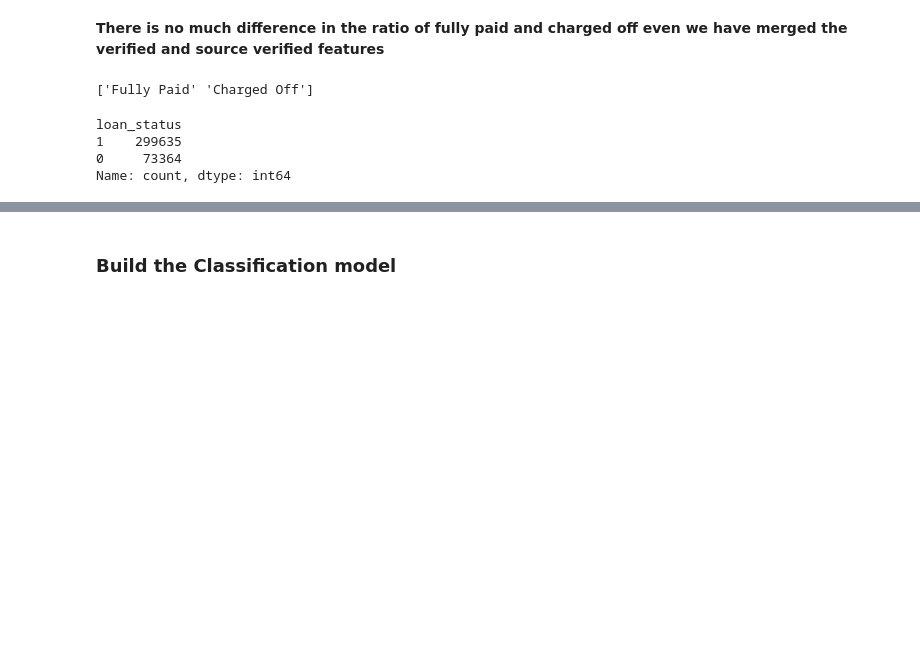
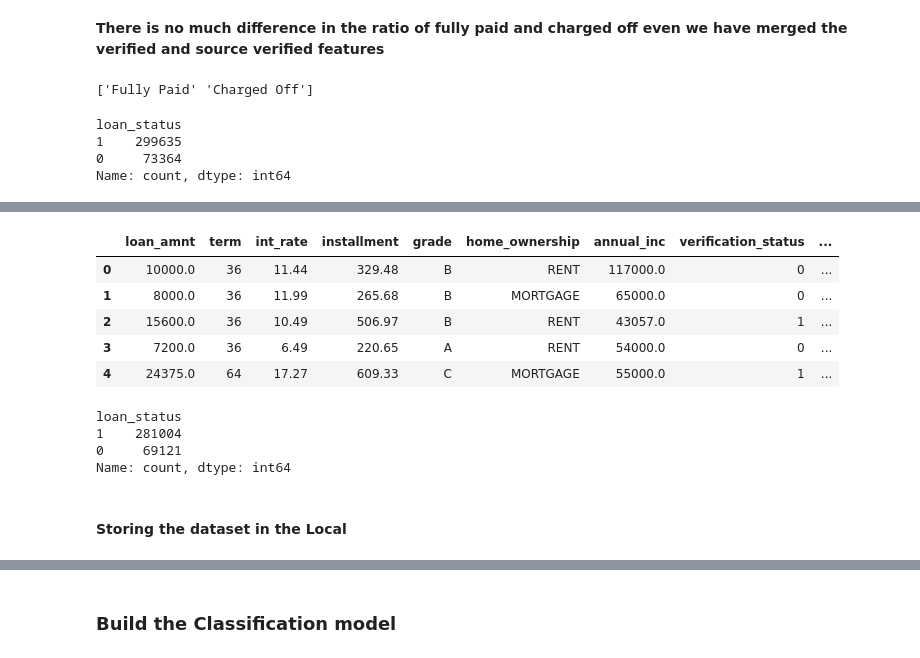
Before and after one commit to sayed-ashfaq/Loantap_logistic_regression, a Jupyter notebook: Loantap_EDA.ipynb, the cells around one changed output, grey strips where cells are left out. Drawn from its saved outputs; the diff is of its cells as text; code cells hidden in the pictures; blank space fills up the shorter version.

```diff
--- a/Loantap_EDA.ipynb
+++ b/Loantap_EDA.ipynb
@@ -1231,7 +1257,7 @@ print(df['loan_status'].unique())
 
 df['loan_status']= df['loan_status'].replace({
     'Fully Paid': 1,
-    'Charged Off': 0
+    'Charged Off': 0})
 
 
 df['loan_status'].value_counts()
@@ -1294,0 +1353,29 @@ Name: zip_code, Length: 372999, dtype: object
+# %%
+# converting everything into numerical features through various methods like one hot encoding, label encoding etc.
+training_features = [
+    'loan_amnt', 'term', 'int_rate', 'installment', 'grade',
+    'home_ownership', 'annual_inc', 'verification_status', 'purpose'
+    'dti', 'open_acc', 'pub_rec', 'revol_bal', 'revol_util',
+    'total_acc', 'initial_list_status', 'mort_acc',
+    'pub_rec_bankruptcies', 'emp_level', 'zip_code', 'credit_tenure_years'
+]
+
+X= df[training_features]
+Y= df['loan_status']
+X.head()
+# %% [output]
+|  | loan_amnt | term | int_rate | installment | grade | home_ownership | annual_inc | verification_status | ... |
+| 0 | 10000.0 | 36 | 11.44 | 329.48 | B | RENT | 117000.0 | 0 | ... |
+| 1 | 8000.0 | 36 | 11.99 | 265.68 | B | MORTGAGE | 65000.0 | 0 | ... |
+| 2 | 15600.0 | 36 | 10.49 | 506.97 | B | RENT | 43057.0 | 1 | ... |
+| 3 | 7200.0 | 36 | 6.49 | 220.65 | A | RENT | 54000.0 | 0 | ... |
+| 4 | 24375.0 | 64 | 17.27 | 609.33 | C | MORTGAGE | 55000.0 | 1 | ... |
+# %%
+Y.value_counts()
+# %% [output]
+loan_status
+1    281004
+0     69121
+Name: count, dtype: int64
+# %% [markdown]
+#### Storing the dataset in the Local
```
Also changed, not shown: parts of 19 cells of this notebook, 1 other file.
